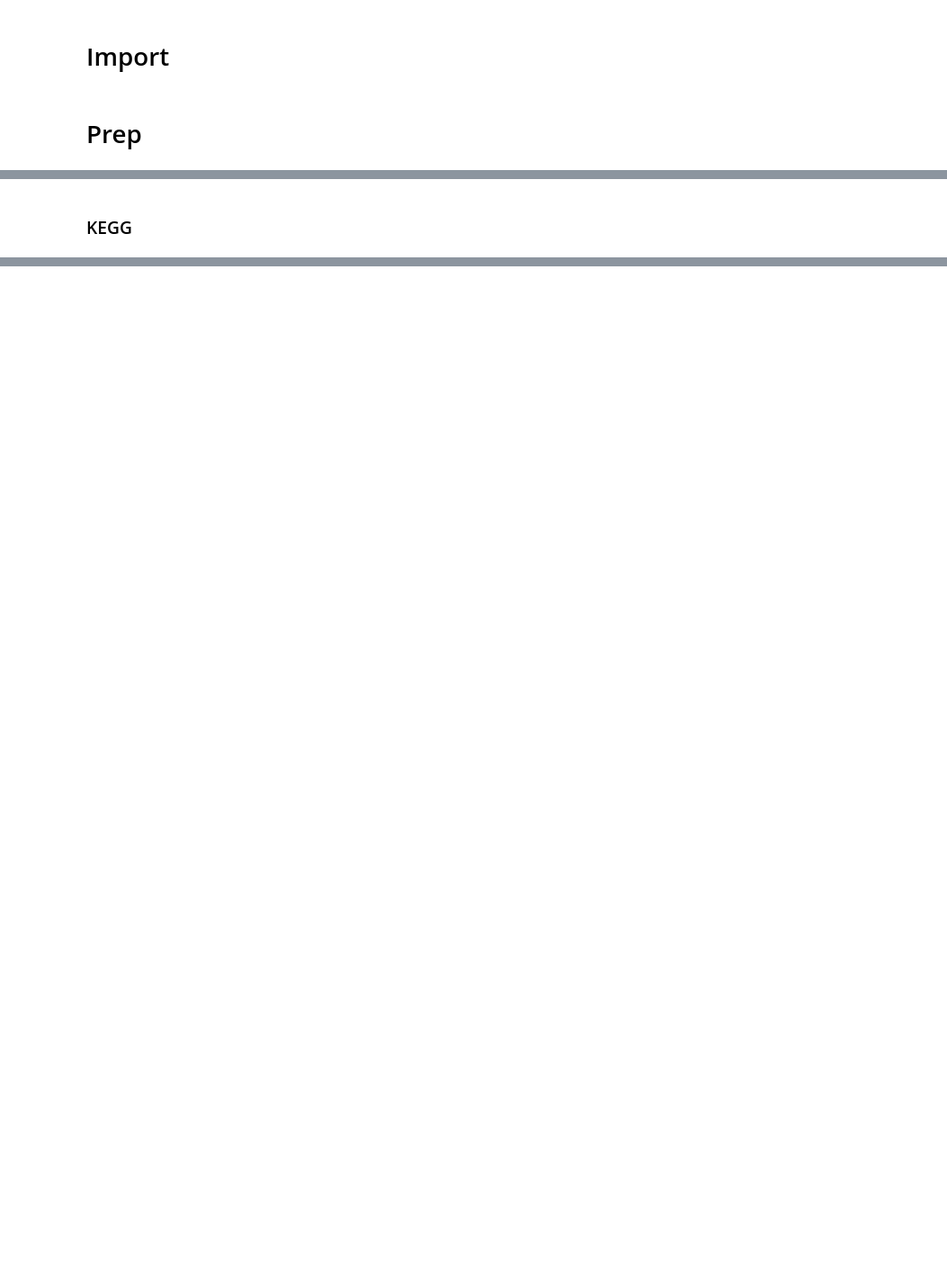
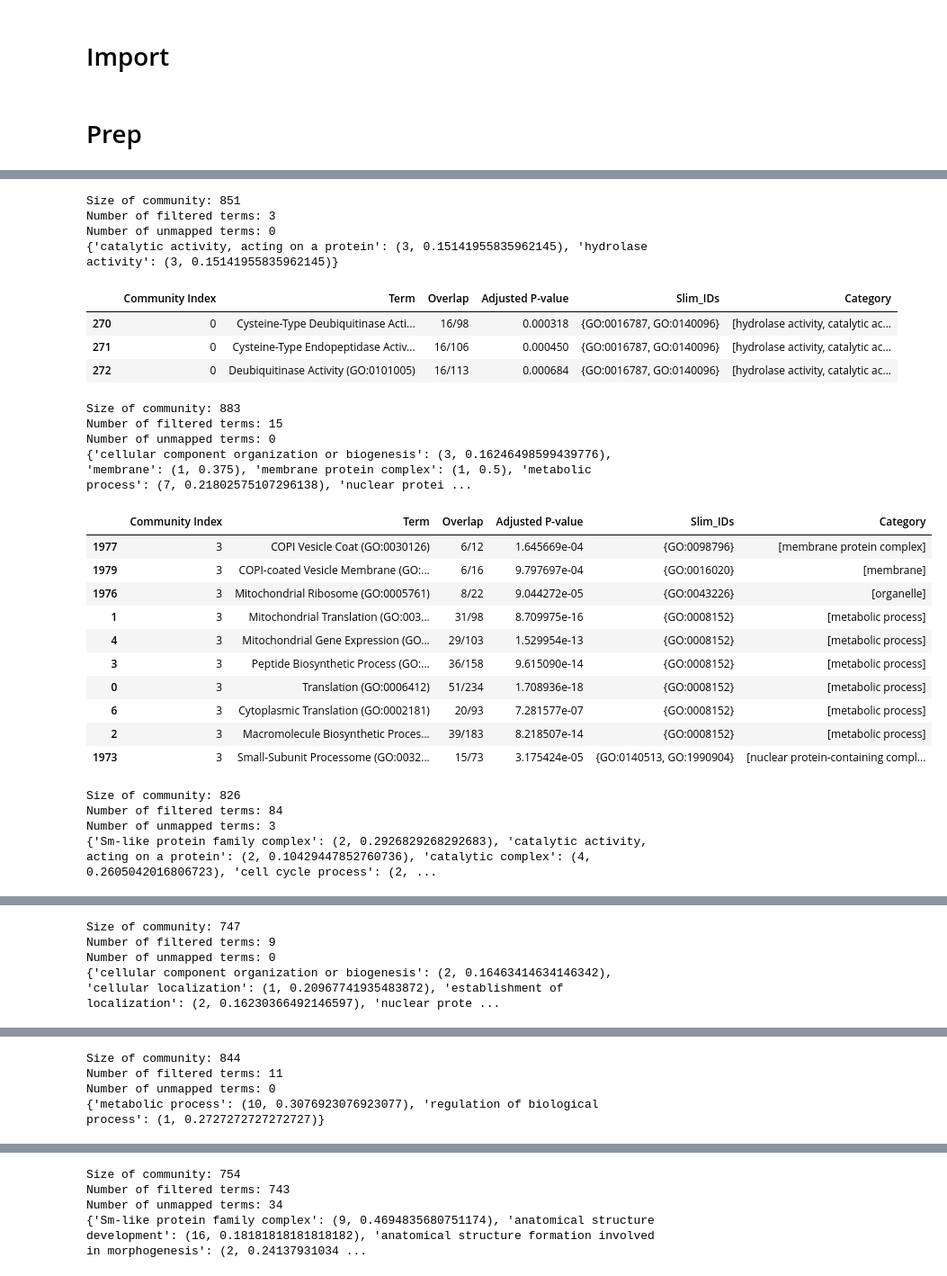
Before and after one commit to Monomanae/DDBC-hypergraph, a Jupyter notebook: Methods/DDBC/Clustering_Result_Analysis copy.ipynb, the cells around one changed output, grey strips where cells are left out. Shown at 90% size. Drawn from its saved outputs; the diff is of its cells as text; code cells hidden in the pictures; blank space fills up the shorter version.

```diff
--- a/Methods/DDBC/Clustering_Result_Analysis copy.ipynb
+++ b/Methods/DDBC/Clustering_Result_Analysis copy.ipynb
@@ -454,16 +73,0 @@ plot_topk_community_degree_distributions(graph, communities, top_k=20, normalize
-# %%
-# Update communities to include only the important genes, determined by a community-size_cap and z-score_cap
-SIZE_CAP = 30
-SCORE_CAP = 0
-
-communities_selected = []
-for community in communities:
-    if (len(community) >= SIZE_CAP):
-        important_nodes = community_central_genes_by_score(graph,community,score_cap = SCORE_CAP)
-        a = len(important_nodes)
-        b = len(community)
-        print(a,b,a/b)
-        communities_selected.append(important_nodes)
-
-with open(f"{RESULT_FOLDER}/result_communities_selected.pkl", "wb") as f:
-    pickle.dump(communities_selected, f)
@@ -845,2 +558,30 @@ go_important_terms
-# %% [markdown]
-### KEGG
+# %%
+go_important_terms,go_category_counts_and_overlap_score = go_enrichment(COMMUNITIES_HGNC,TERM_SCORE_CAP,PERCENTAGE,slim_ids,depth = 2)
+# %% [output]
+Size of community: 851
+Number of filtered terms: 3
+Number of unmapped terms: 0
+{'catalytic activity, acting on a protein': (3, 0.15141955835962145), 'hydrolase activity': (3, 0.15141955835962145)}
+|  | Community Index | Term | Overlap | Adjusted P-value | Slim_IDs | Category |
+| 270 | 0 | Cysteine-Type Deubiquitinase Acti... | 16/98 | 0.000318 | {GO:0016787, GO:0140096} | [hydrolase activity, catalytic ac... |
+| 271 | 0 | Cysteine-Type Endopeptidase Activ... | 16/106 | 0.000450 | {GO:0016787, GO:0140096} | [hydrolase activity, catalytic ac... |
+| 272 | 0 | Deubiquitinase Activity (GO:0101005) | 16/113 | 0.000684 | {GO:0016787, GO:0140096} | [hydrolase activity, catalytic ac... |
+Size of community: 883
+Number of filtered terms: 15
+Number of unmapped terms: 0
+{'cellular component organization or biogenesis': (3, 0.16246498599439776), 'membrane': (1, 0.375), 'membrane protein complex': (1, 0.5), 'metabolic process': (7, 0.21802575107296138), 'nuclear protei ...
+|  | Community Index | Term | Overlap | Adjusted P-value | Slim_IDs | Category |
+| 1977 | 3 | COPI Vesicle Coat (GO:0030126) | 6/12 | 1.645669e-04 | {GO:0098796} | [membrane protein complex] |
+| 1979 | 3 | COPI-coated Vesicle Membrane (GO:... | 6/16 | 9.797697e-04 | {GO:0016020} | [membrane] |
+| 1976 | 3 | Mitochondrial Ribosome (GO:0005761) | 8/22 | 9.044272e-05 | {GO:0043226} | [organelle] |
+| 1 | 3 | Mitochondrial Translation (GO:003... | 31/98 | 8.709975e-16 | {GO:0008152} | [metabolic process] |
+| 4 | 3 | Mitochondrial Gene Expression (GO... | 29/103 | 1.529954e-13 | {GO:0008152} | [metabolic process] |
+| 3 | 3 | Peptide Biosynthetic Process (GO:... | 36/158 | 9.615090e-14 | {GO:0008152} | [metabolic process] |
+| 0 | 3 | Translation (GO:0006412) | 51/234 | 1.708936e-18 | {GO:0008152} | [metabolic process] |
+| 6 | 3 | Cytoplasmic Translation (GO:0002181) | 20/93 | 7.281577e-07 | {GO:0008152} | [metabolic process] |
+| 2 | 3 | Macromolecule Biosynthetic Proces... | 39/183 | 8.218507e-14 | {GO:0008152} | [metabolic process] |
+| 1973 | 3 | Small-Subunit Processome (GO:0032... | 15/73 | 3.175424e-05 | {GO:0140513, GO:1990904} | [nuclear protein-containing compl... |
+Size of community: 826
+Number of filtered terms: 84
+Number of unmapped terms: 3
+{'Sm-like protein family complex': (2, 0.2926829268292683), 'catalytic activity, acting on a protein': (2, 0.10429447852760736), 'catalytic complex': (4, 0.2605042016806723), 'cell cycle process': (2, ...
@@ -846,0 +599,4 @@ go_important_terms
+Size of community: 747
+Number of filtered terms: 9
+Number of unmapped terms: 0
+{'cellular component organization or biogenesis': (2, 0.16463414634146342), 'cellular localization': (1, 0.20967741935483872), 'establishment of localization': (2, 0.16230366492146597), 'nuclear prote ...
@@ -846,0 +613,4 @@ go_important_terms
+Size of community: 844
+Number of filtered terms: 11
+Number of unmapped terms: 0
+{'metabolic process': (10, 0.3076923076923077), 'regulation of biological process': (1, 0.2727272727272727)}
@@ -846,0 +628,4 @@ go_important_terms
+Size of community: 754
+Number of filtered terms: 743
+Number of unmapped terms: 34
+{'Sm-like protein family complex': (9, 0.4694835680751174), 'anatomical structure development': (16, 0.18181818181818182), 'anatomical structure formation involved in morphogenesis': (2, 0.24137931034 ...
```
Also changed, not shown: parts of 130 cells of this notebook, 7 other files.
